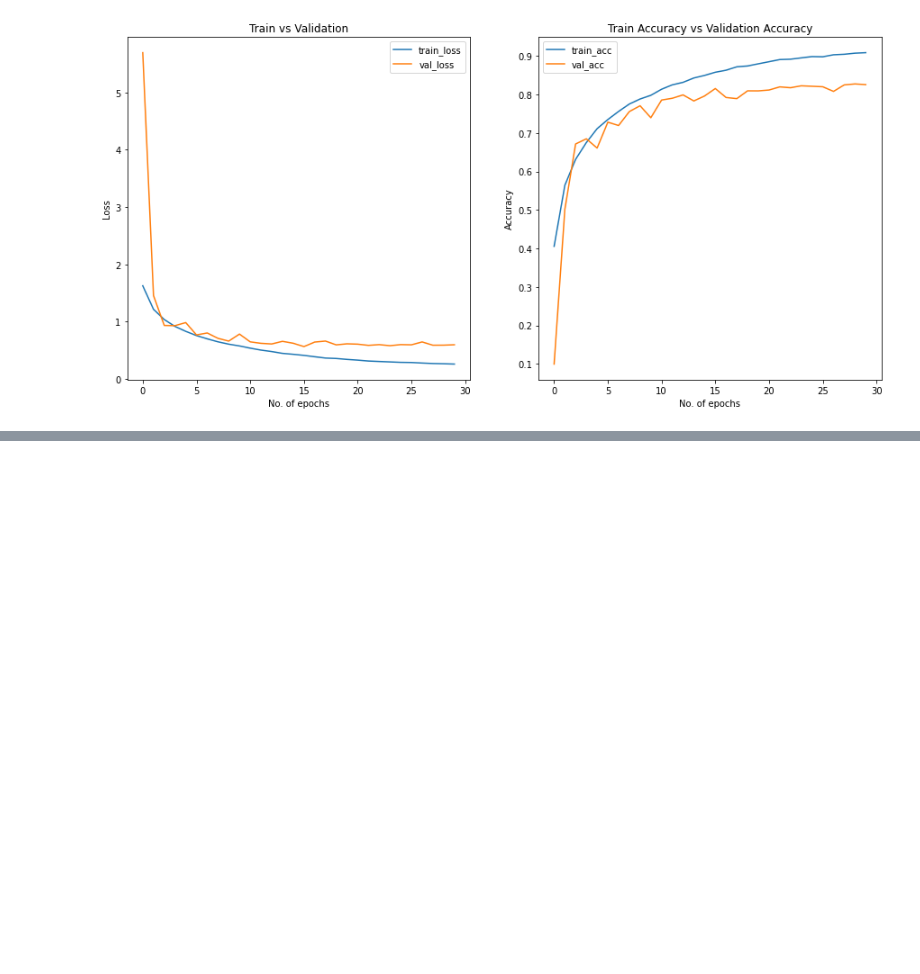
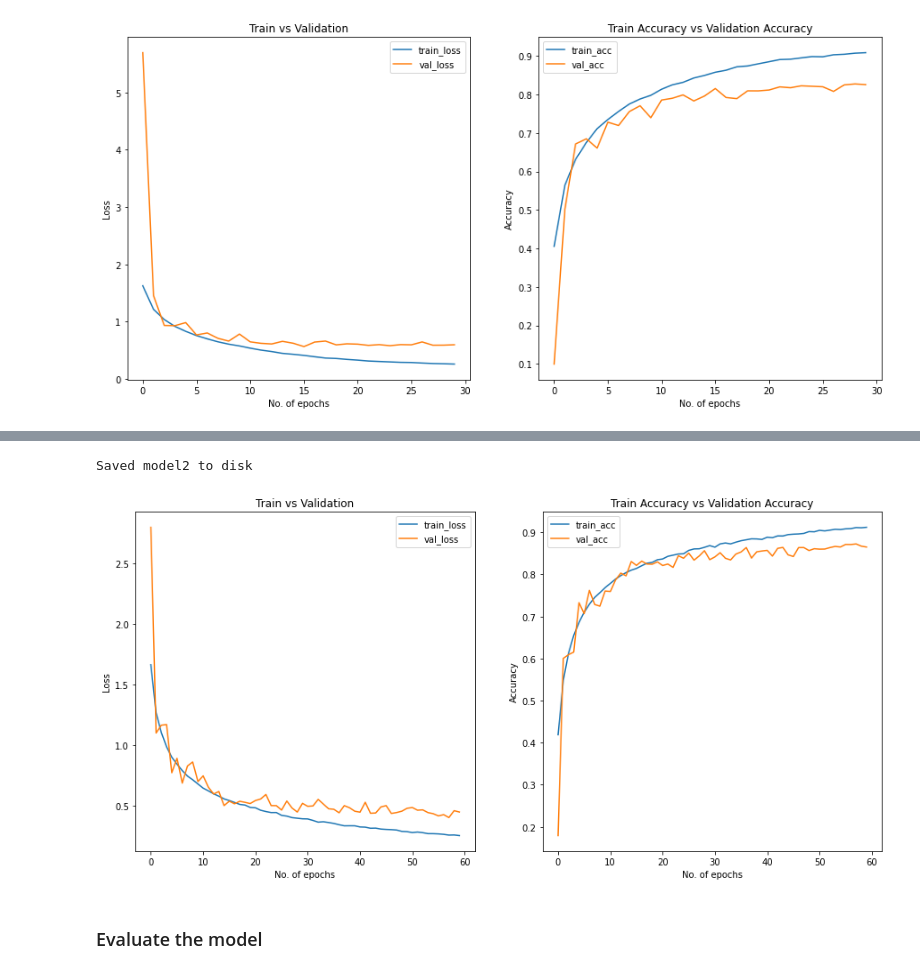
Before and after one commit to Ashish-Sasna/ImageClassification, a Jupyter notebook: Python files/ImgClass.ipynb, the cells around one changed output, grey strips where cells are left out. Cells and saved outputs as stored; diff of their text form; code cells hidden in the pictures; blank space fills up the shorter version.

Commit message:
Eight commit - Augmented train data and improved model accuracy

```diff
--- a/Python files/ImgClass.ipynb
+++ b/Python files/ImgClass.ipynb
@@ -444,0 +451,10 @@ plt.show()
+# %%
+datagen = ImageDataGenerator(
+    rotation_range=20,
+    width_shift_range=0.1,
+    height_shift_range=0.1,
+    horizontal_flip=True,
+    vertical_flip=False
+)
+
+datagen.fit(X_train)
@@ -444,0 +501,16 @@ plt.show()
+# %%
+feature_shape = X_train[0].shape
+labels = len(y_train[0])
+dropout_rate = 0.5
+num_epoch = 60
+learning_rate = 0.001
+decay_rate = learning_rate / num_epoch
+momentum = 0.8
+
+model2 = cnnModel2(feature_shape, labels, learning_rate, dropout_rate)
+#model2.summary()
+cnn_model2 = model2.fit_generator(datagen.flow(X_train, y_train, batch_size = 128),
+                                  steps_per_epoch=len(X_train)/128,
+                                  epochs = num_epoch,
+                                  validation_data=(X_train_val, y_train_val),
+                                  shuffle=True)
@@ -444,0 +535,12 @@ plt.show()
+# %%
+## Save the model
+model2.save(os.path.join(dataPath, 'Model2.h5'))
+print('Saved model2 to disk')
+# %% [output]
+Saved model2 to disk
+# %%
+metrics_graph(cnn_model2, num_epoch)
+# %% [output]
+[figure, added]
+# %% [markdown]
+### Evaluate the model
```
Also changed, not shown: parts of 29 cells of this notebook, 1 other file.
